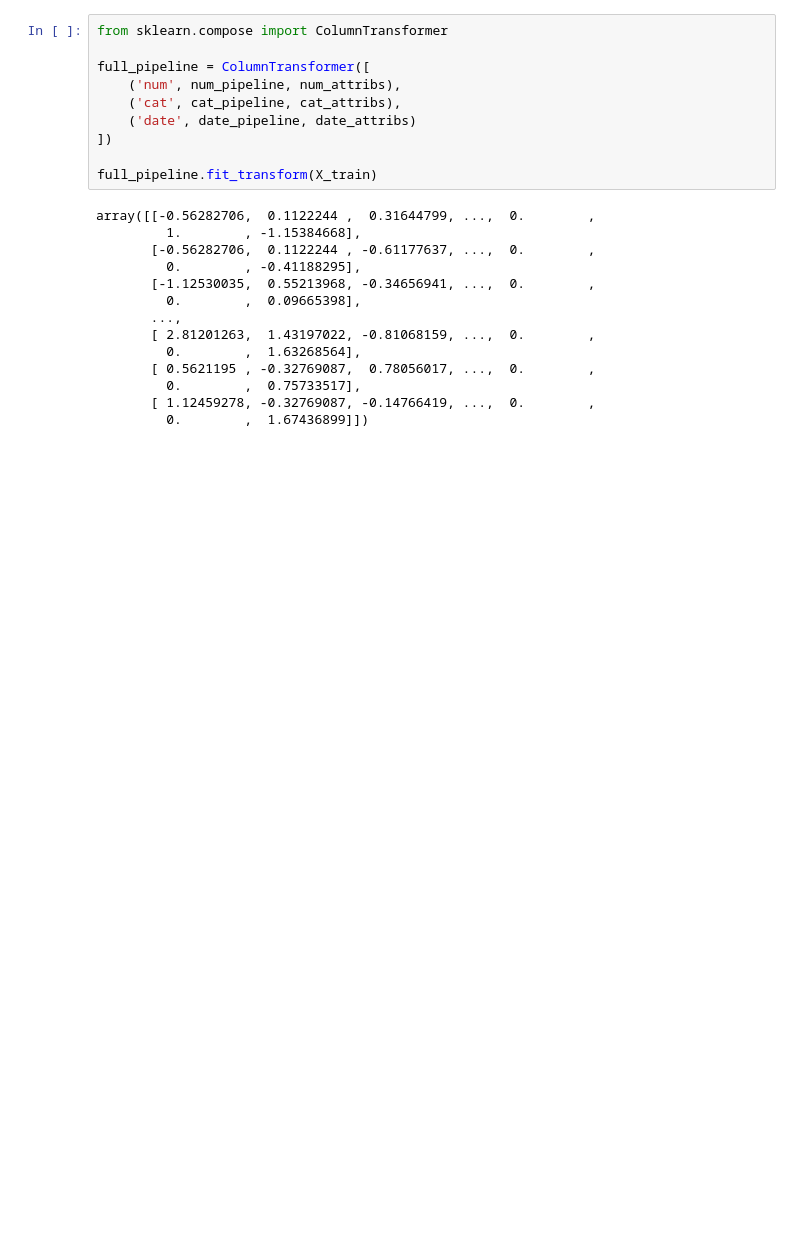
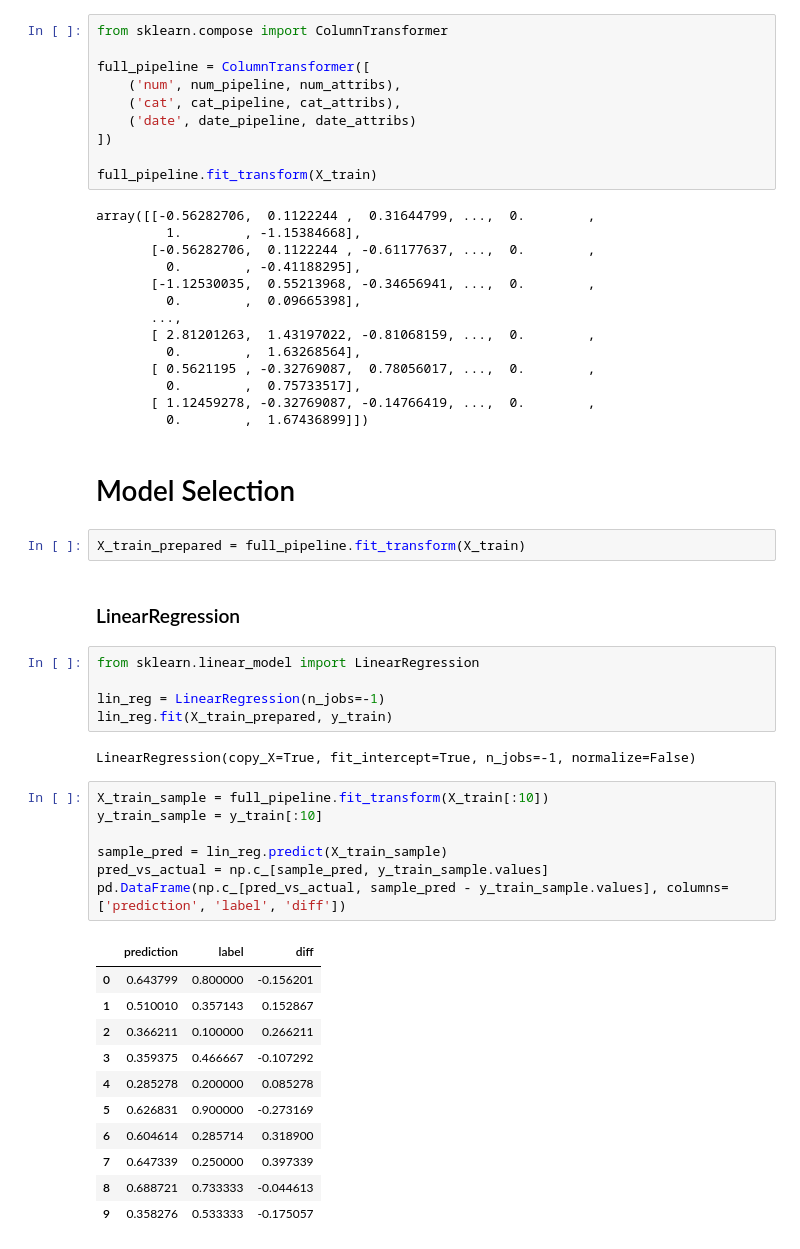
Before and after one commit to hankehly/netkeiba, a Jupyter notebook: notebooks/transformation.ipynb, the cells around one changed output. Saved outputs shown, nothing was run; the diff lists cells and outputs as text; blank space fills up the shorter version.

Commit message:
Try out linear regression model

```diff
--- a/notebooks/transformation.ipynb
+++ b/notebooks/transformation.ipynb
@@ -338,3 +338,35 @@ array([[-0.56282706,  0.1122244 ,  0.31644799, ...,  0.        ,
          0.        ,  0.75733517],
        [ 1.12459278, -0.32769087, -0.14766419, ...,  0.        ,
          0.        ,  1.67436899]])
+# %% [markdown]
+# Model Selection
+# %%
+X_train_prepared = full_pipeline.fit_transform(X_train)
+# %% [markdown]
+### LinearRegression
+# %%
+from sklearn.linear_model import LinearRegression
+
+lin_reg = LinearRegression(n_jobs=-1)
+lin_reg.fit(X_train_prepared, y_train)
+# %% [output]
+LinearRegression(copy_X=True, fit_intercept=True, n_jobs=-1, normalize=False)
+# %%
+X_train_sample = full_pipeline.fit_transform(X_train[:10])
+y_train_sample = y_train[:10]
+
+sample_pred = lin_reg.predict(X_train_sample)
+pred_vs_actual = np.c_[sample_pred, y_train_sample.values]
+pd.DataFrame(np.c_[pred_vs_actual, sample_pred - y_train_sample.values], columns=['prediction', 'label', 'diff'])
+# %% [output]
+|  | prediction | label | diff |
+| 0 | 0.643799 | 0.800000 | -0.156201 |
+| 1 | 0.510010 | 0.357143 | 0.152867 |
+| 2 | 0.366211 | 0.100000 | 0.266211 |
+| 3 | 0.359375 | 0.466667 | -0.107292 |
+| 4 | 0.285278 | 0.200000 | 0.085278 |
+| 5 | 0.626831 | 0.900000 | -0.273169 |
+| 6 | 0.604614 | 0.285714 | 0.318900 |
+| 7 | 0.647339 | 0.250000 | 0.397339 |
+| 8 | 0.688721 | 0.733333 | -0.044613 |
+| 9 | 0.358276 | 0.533333 | -0.175057 |
```
